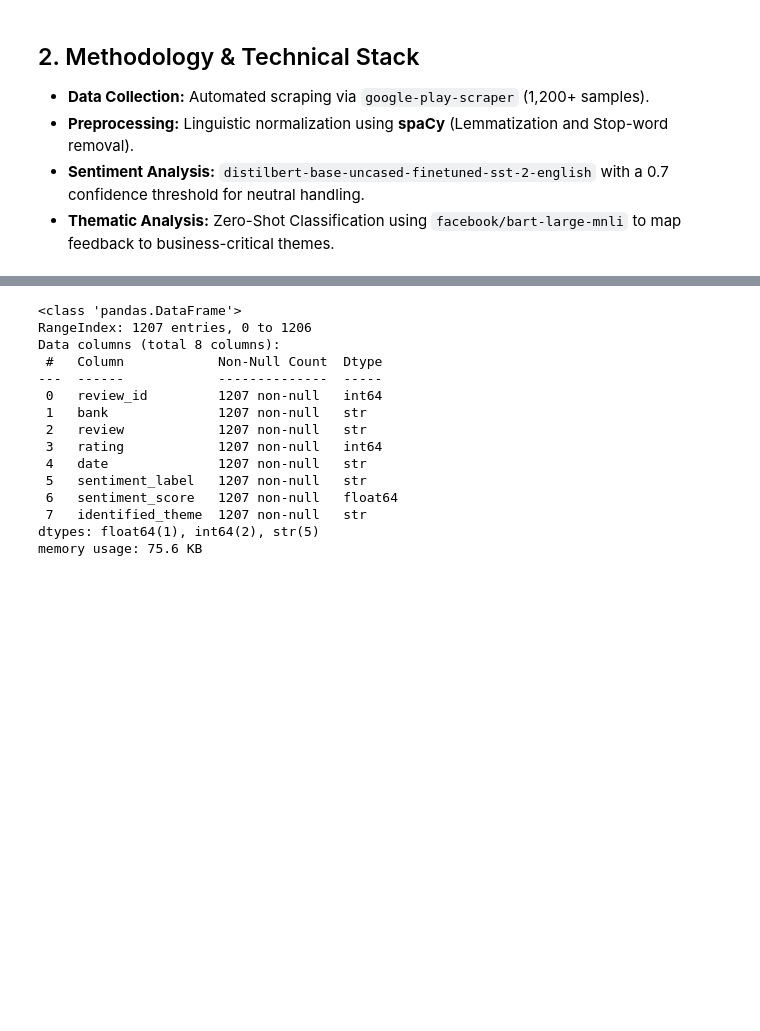
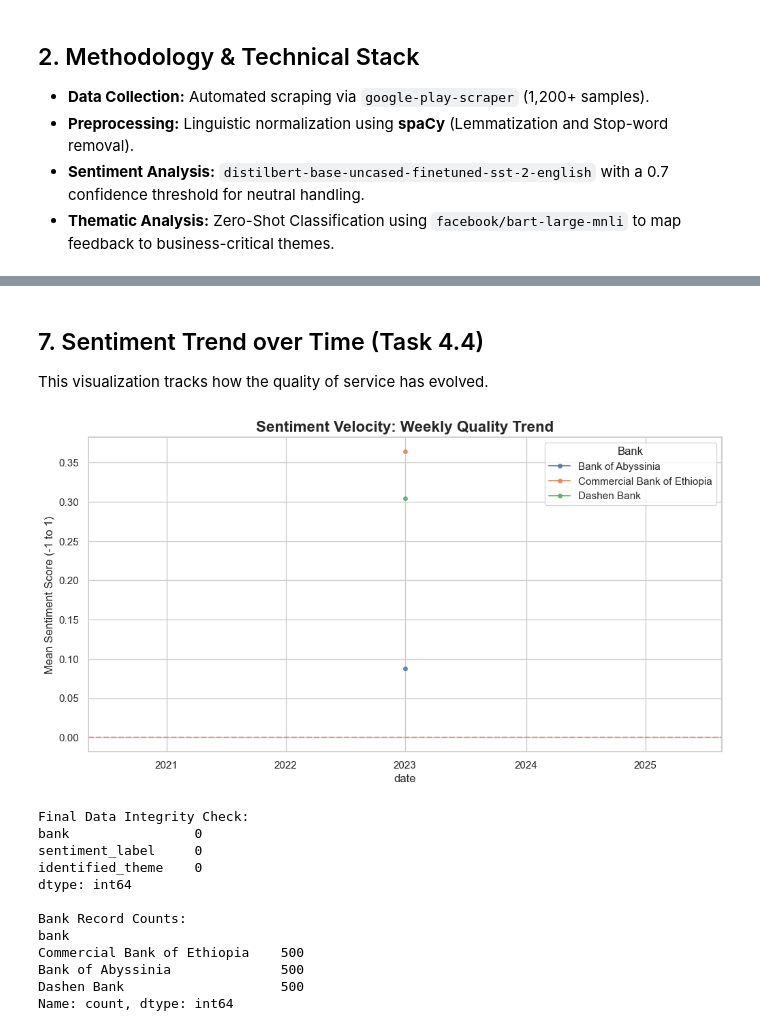
Before and after one commit to bethelhemf/fintech-review-analytics, a Jupyter notebook: notebooks/analysis_report.ipynb, the cells around one changed output, grey strips where cells are left out. Saved outputs shown, nothing was run; the diff lists cells and outputs as text; code cells hidden in the pictures; blank space fills up the shorter version.

```diff
--- a/notebooks/analysis_report.ipynb
+++ b/notebooks/analysis_report.ipynb
@@ -84,18 +150,40 @@ Verifying that key columns are populated to ensure analysis validity.
+# %% [markdown]
+## 7. Sentiment Trend over Time (Task 4.4)
+
+This visualization tracks how the quality of service has evolved.
+# %%
+# Visual 4: Sentiment Trend
+# Map sentiment to numeric for trending
+sent_map = {'POSITIVE': 1, 'NEUTRAL': 0, 'NEGATIVE': -1}
+df['sent_numeric'] = df['sentiment_label'].map(sent_map)
+
+# Group by week to see trends
+trend_df = df.groupby([pd.Grouper(key='date', freq='W'), 'bank'])['sent_numeric'].mean().unstack()
+
+trend_df.plot(marker='o', markersize=4, alpha=0.8)
+plt.title('Sentiment Velocity: Weekly Quality Trend', fontsize=16, fontweight='bold')
+plt.ylabel('Mean Sentiment Score (-1 to 1)')
+plt.axhline(0, color='red', linestyle='--', alpha=0.3)
+plt.legend(title='Bank')
+plt.show()
+# %% [output]
+[figure, added]
 # %%
-df.info()
+# Data Integrity Proof
+print("Final Data Integrity Check:")
+print(df[['bank', 'sentiment_label', 'identified_theme']].isnull().sum())
+print("\nBank Record Counts:")
+print(df['bank'].value_counts())
 # %% [output]
-<class 'pandas.DataFrame'>
-RangeIndex: 1207 entries, 0 to 1206
-Data columns (total 8 columns):
- #   Column            Non-Null Count  Dtype
----  ------            --------------  -----
- 0   review_id         1207 non-null   int64
- 1   bank              1207 non-null   str
- 2   review            1207 non-null   str
- 3   rating            1207 non-null   int64
- 4   date              1207 non-null   str
- 5   sentiment_label   1207 non-null   str
- 6   sentiment_score   1207 non-null   float64
- 7   identified_theme  1207 non-null   str
-dtypes: float64(1), int64(2), str(5)
-memory usage: 75.6 KB
+Final Data Integrity Check:
+bank                0
+sentiment_label     0
+identified_theme    0
+dtype: int64
+
+Bank Record Counts:
+bank
+Commercial Bank of Ethiopia    500
+Bank of Abyssinia              500
+Dashen Bank                    500
+Name: count, dtype: int64
```
Also changed, not shown: parts of 9 cells of this notebook.
